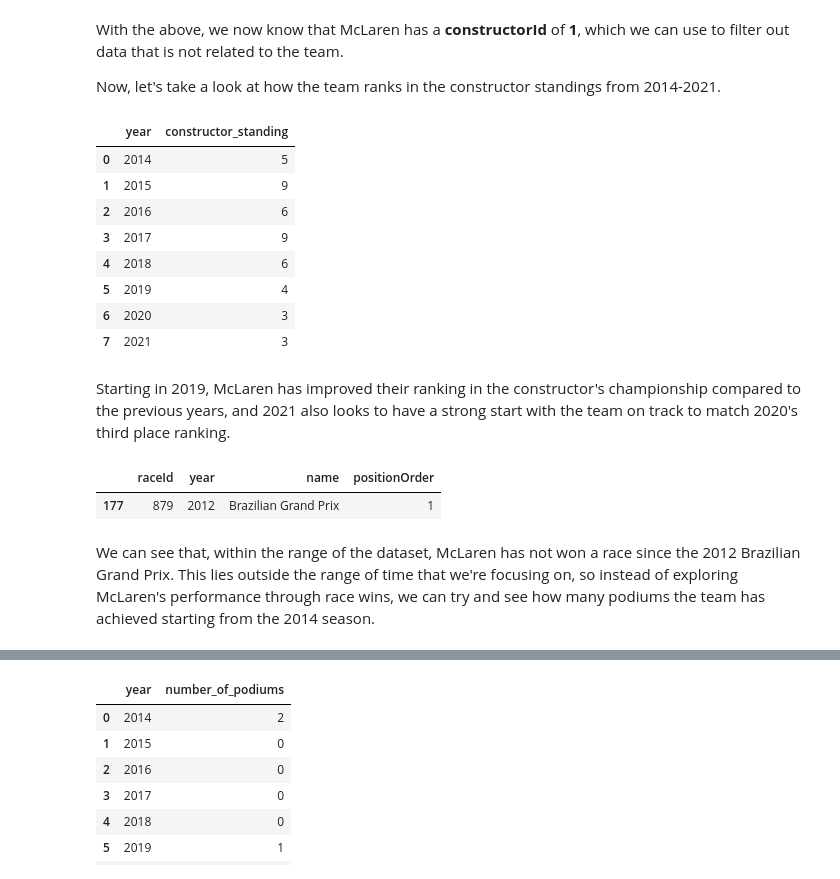
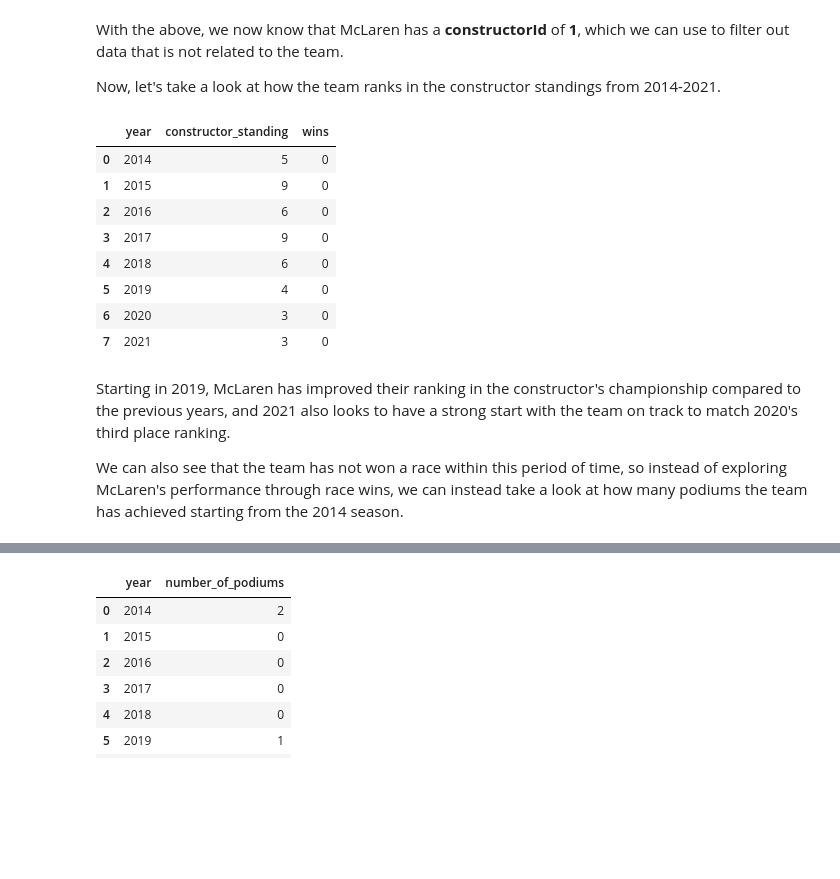
Before and after one commit to dannguyen216/f1-data-exploration, a Jupyter notebook: formula_one/mclaren_hybrid_era.ipynb, the cells around one changed output, grey strips where cells are left out. Drawn from its saved outputs; the diff is of its cells as text; code cells hidden in the pictures; blank space fills up the shorter version.

```diff
--- a/formula_one/mclaren_hybrid_era.ipynb
+++ b/formula_one/mclaren_hybrid_era.ipynb
@@ -77,49 +77,38 @@ Now, let's take a look at how the team ranks in the constructor standings from 2
 # %%
 # Joining the constructor standings and list of races
 mclaren_standings = constructor_standings.merge(races, on='raceId')
 mclaren_standings = mclaren_standings[(mclaren_standings['constructorId'] == 1) & (mclaren_standings['year'] >= 2014)]
 
 # Convert the date column to datetime type
 mclaren_standings['date'] = pd.to_datetime(mclaren_standings['date'])
 
 # Getting the last date each season (and the last race with results in the 2021 season)
 # to get the constructor standings for each year
 last_race_each_season = mclaren_standings[['year', 'raceId', 'date']][mclaren_standings['date'] <= '2021-07-04']
 last_race_each_season = last_race_each_season.groupby(['year']).max().reset_index()
 
 # Joining the last race each season with McLaren's ranking to obtain the team standing at the last
 # race of each season
 mclaren_standings = mclaren_standings.merge(last_race_each_season, on='raceId')[['year_x', 'raceId', 'points', 'position', 'wins', 'date_x']]
 mclaren_standings.rename(columns={'year_x': 'year', 'date_x': 'date_of_last_race',
                         'position': 'constructor_standing'}, inplace=True)
 
 # Displaying the year with McLaren's ranking that year
-mclaren_standings[['year', 'constructor_standing']]
+mclaren_standings[['year', 'constructor_standing', 'wins']]
 # %% [output]
-|  | year | constructor_standing |
-| 0 | 2014 | 5 |
-| 1 | 2015 | 9 |
-| 2 | 2016 | 6 |
-| 3 | 2017 | 9 |
-| 4 | 2018 | 6 |
-| 5 | 2019 | 4 |
-| 6 | 2020 | 3 |
-| 7 | 2021 | 3 |
+|  | year | constructor_standing | wins |
+| 0 | 2014 | 5 | 0 |
+| 1 | 2015 | 9 | 0 |
+| 2 | 2016 | 6 | 0 |
+| 3 | 2017 | 9 | 0 |
+| 4 | 2018 | 6 | 0 |
+| 5 | 2019 | 4 | 0 |
+| 6 | 2020 | 3 | 0 |
+| 7 | 2021 | 3 | 0 |
 # %% [markdown]
 Starting in 2019, McLaren has improved their ranking in the constructor's championship compared to the previous years, and 2021 also looks to have a strong start with the team on track to match 2020's third place ranking.
+
+We can also see that the team has not won a race within this period of time, so instead of exploring McLaren's performance through race wins, we can instead take a look at how many podiums the team has achieved starting from the 2014 season.
-# %%
-# Filtering the results data to return times when McLaren has finished in first place
-last_mclaren_win = results[(results['constructorId'] == 1) & (results['positionOrder'] == 1)]
-
-# Joining the results and races tables on the raceId column and
-# returning the first row after sorting by raceId in descending order
-last_mclaren_win = last_mclaren_win.merge(races, on='raceId')[['raceId', 'year', 'name', 'positionOrder']].sort_values(by='raceId', ascending=False).head(1)
-last_mclaren_win
-# %% [output]
-|  | raceId | year | name | positionOrder |
-| 177 | 879 | 2012 | Brazilian Grand Prix | 1 |
-# %% [markdown]
-We can see that, within the range of the dataset, McLaren has not won a race since the 2012 Brazilian Grand Prix. This lies outside the range of time that we're focusing on, so instead of exploring McLaren's performance through race wins, we can try and see how many podiums the team has achieved starting from the 2014 season.
 # %%
 # Join the list of races with the results table to get all McLaren race results from 2014-Present
 results_hybrid_era = races.merge(results, on='raceId')
```
Also changed, not shown: parts of 4 cells of this notebook.
